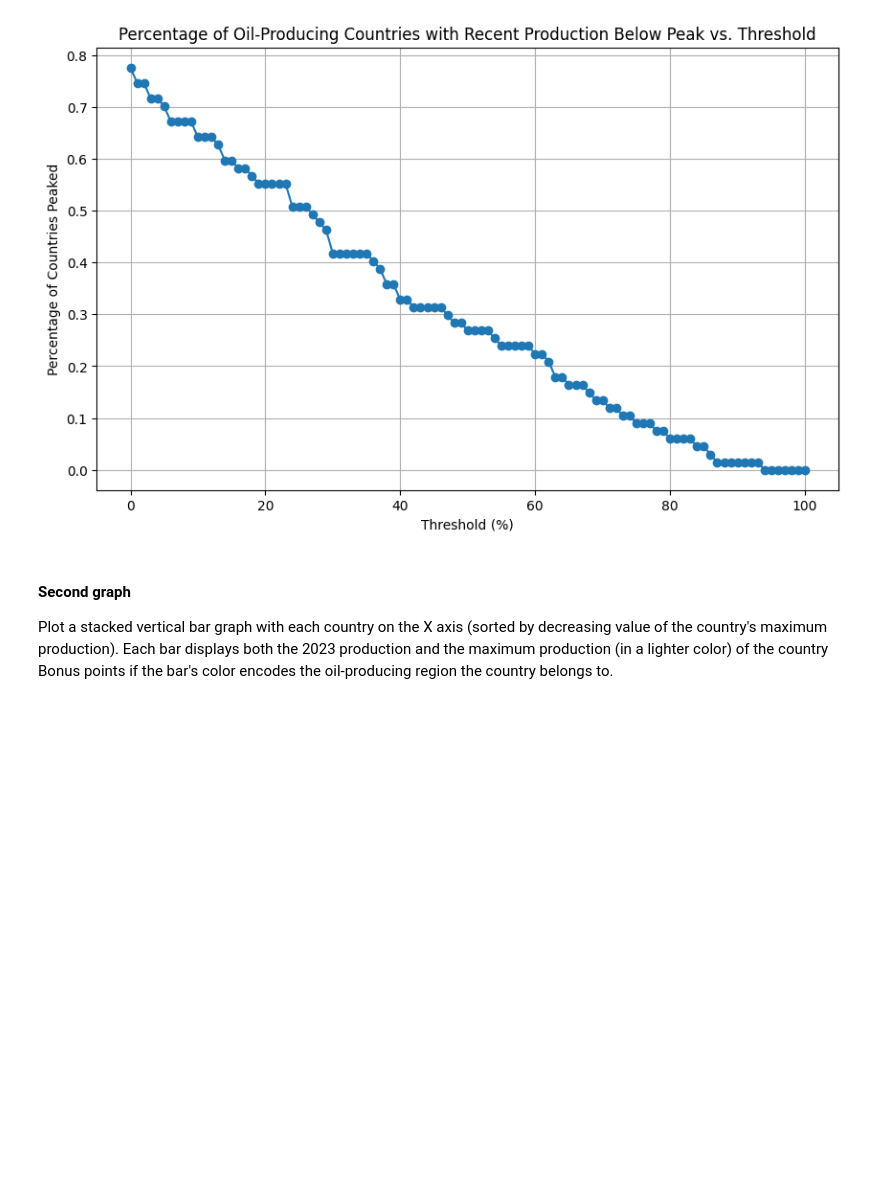
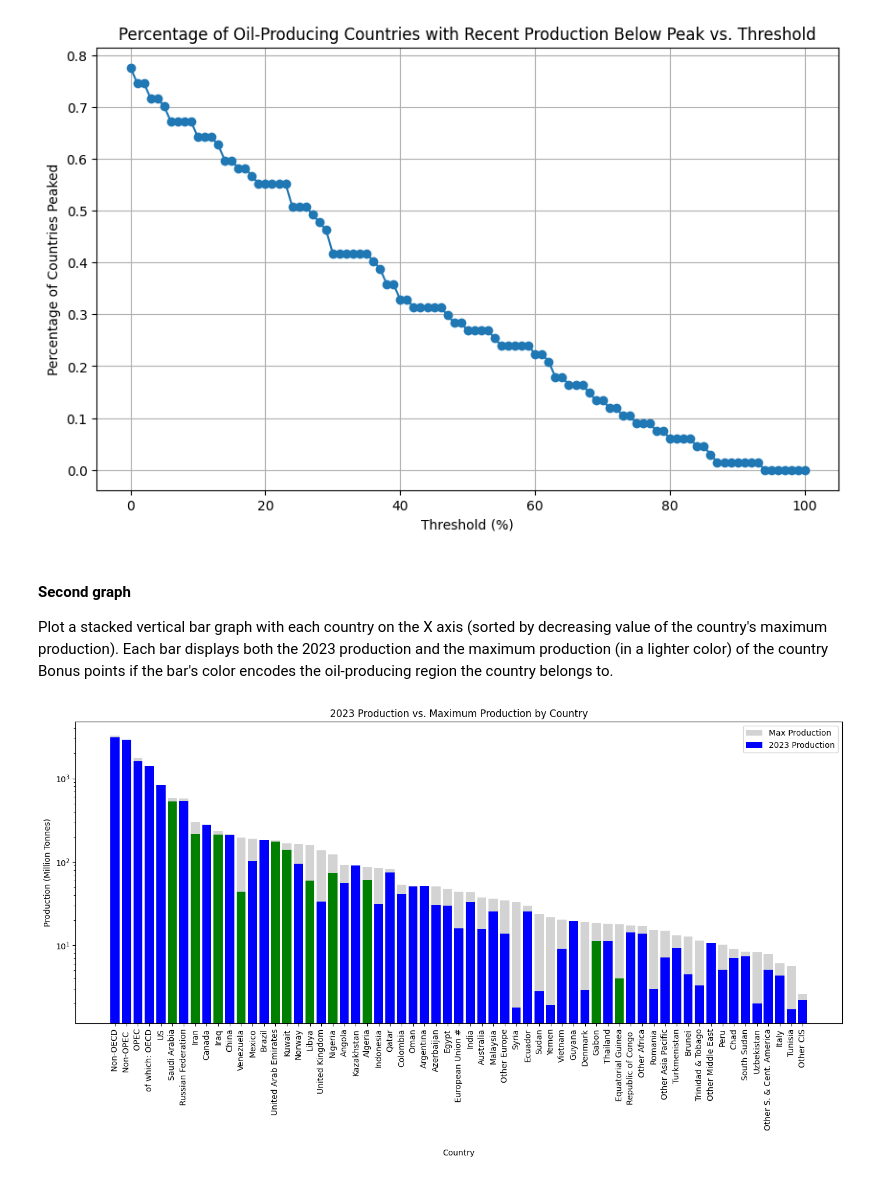
Before and after one commit to yyypsycheguy/Oil-Production-environmental-issues, a Jupyter notebook: PHYS51010 Homework 2.ipynb, the cells around one changed output. Drawn from its saved outputs; the diff is of its cells as text; code cells hidden in the pictures; blank space fills up the shorter version.

Commit message:
Graph 2 + Colour coded for OPEC

```diff
--- a/PHYS51010 Homework 2.ipynb
+++ b/PHYS51010 Homework 2.ipynb
@@ -155,3 +155,54 @@ Number of countries that have not peaked yet: 49
 #### Second graph
 Plot a stacked vertical bar graph with each country on the X axis (sorted by decreasing value of the country's maximum production). Each bar displays both the 2023  production and the maximum production (in a lighter color) of the country\
 Bonus points if the bar's color encodes the oil-producing region the country belongs to.
+# %%
+# Load cleaned CSV file
+df = pd.read_csv('Oil_production_cleaned.csv', delimiter=';', header=0)
+
+# Extract the year columns
+year_columns = df.columns[1:-3]
+
+# Convert all year columns to numeric, handling commas as decimal points
+for col in year_columns:
+    df[col] = df[col].apply(lambda x: float(str(x).replace(',', '.')) if str(x).replace(',', '.').replace('.', '').isdigit() else np.nan)
+
+# Drop any rows with insufficient data
+df = df.dropna(subset=year_columns, how='all')
+
+# Calculate the maximum production for each country
+df['Max_Production'] = df[year_columns].max(axis=1)
+
+# Sort the dataframe by maximum production in descending order
+df_sorted = df.sort_values(by='Max_Production', ascending=False)
+
+# Extract the 2023 production (assuming it's the last column)
+df_sorted['2023_Production'] = df_sorted[year_columns[-1]]
+
+# Plot the stacked vertical bar graph
+plt.figure(figsize=(14, 8))
+
+# Plot the maximum production in a lighter color
+plt.bar(df_sorted.iloc[:, 0], df_sorted['Max_Production'], color='lightgray', label='Max Production')
+
+# List of OPEC countries
+opec_countries = ['Algeria', 'Congo', 'Equatorial Guinea', 'Gabon', 'Iran', 'Iraq', 'Kuwait', 'Libya', 'Nigeria', 'Saudi Arabia', 'United Arab Emirates', 'Venezuela']
+
+# Plot the 2023 production with different colors for OPEC countries
+colors = ['green' if country in opec_countries else 'blue' for country in df_sorted.iloc[:, 0]]
+plt.bar(df_sorted.iloc[:, 0], df_sorted['2023_Production'], color=colors, label='2023 Production')
+
+# Set y-axis to logarithmic scale
+plt.yscale('log')
+
+# Add labels and title
+plt.xlabel('Country')
+plt.ylabel('Production (Million Tonnes)')
+plt.title('2023 Production vs. Maximum Production by Country')
+plt.xticks(rotation=90)
+plt.legend()
+
+# Show the plot
+plt.tight_layout()
+plt.show()
+# %% [output]
+[figure, added]
```
Also changed, not shown: parts of 1 cell of this notebook.
